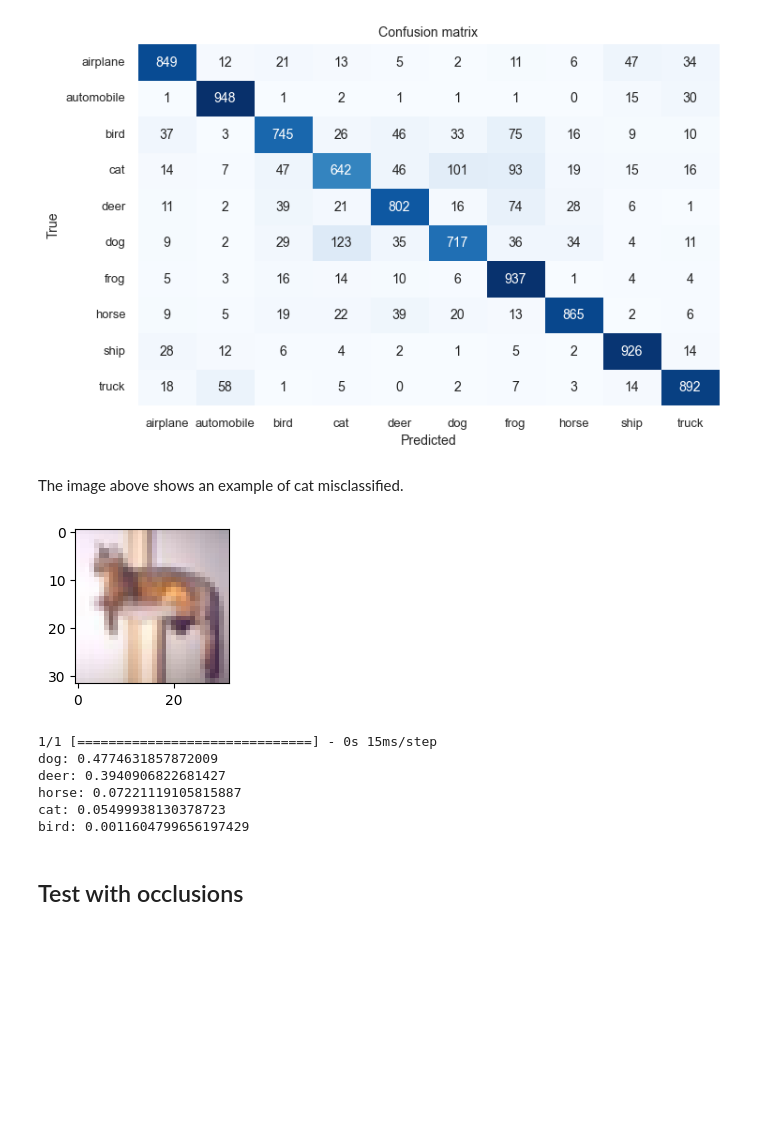
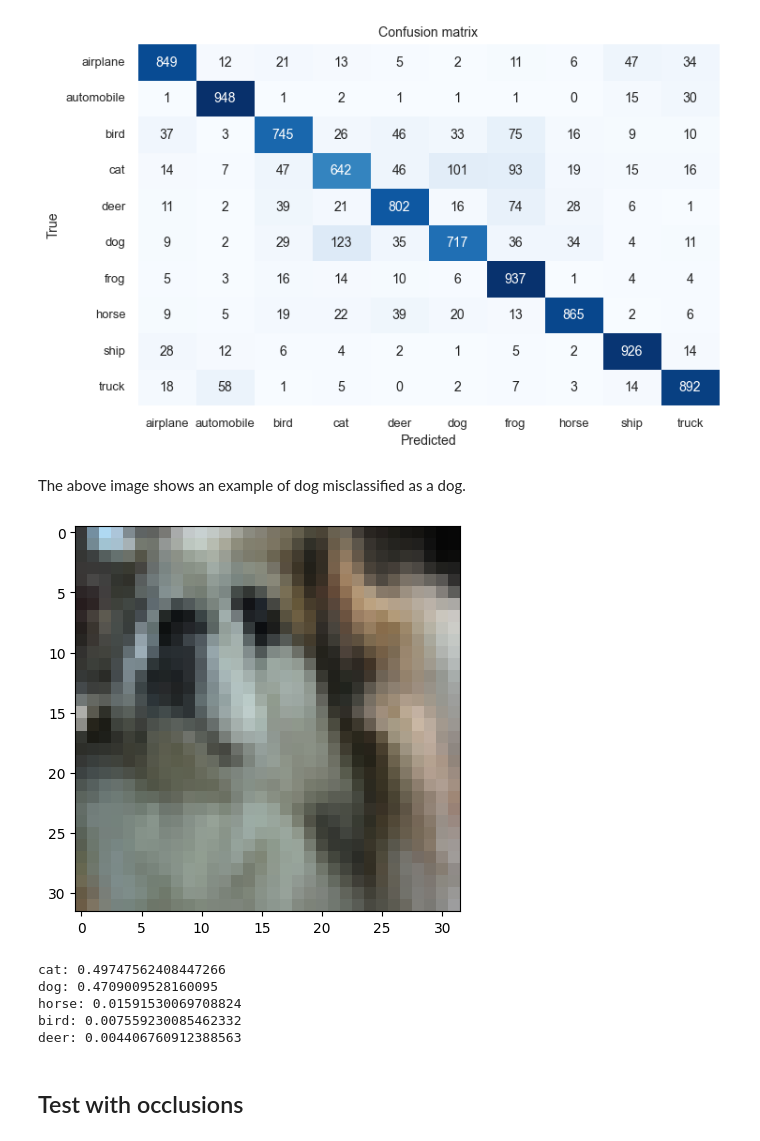
Before and after one commit to lilf4p/ispr-midterm, a Jupyter notebook: midterm3/image_classification.ipynb, the cells around one changed output. Drawn from its saved outputs; the diff is of its cells as text; code cells hidden in the pictures; blank space fills up the shorter version.

```diff
--- a/midterm3/image_classification.ipynb
+++ b/midterm3/image_classification.ipynb
@@ -207,28 +216,25 @@ plt.show()
 313/313 [==============================] - 1s 3ms/step
 [figure]
 # %% [markdown]
-The image above shows an example of cat misclassified.
+The above image shows an example of dog misclassified as a dog.
 # %%
-# make a prediction on a random image
-random_image = np.random.randint(0, len(test_images))
-plt.figure(figsize=(2, 2))
-plt.imshow(test_images[random_image])
+plt.figure(figsize=(5, 5))
+plt.imshow(test_images[7258])
 plt.show()
 
 # predict class of random image
-prediction = model.predict(test_images[random_image].reshape(1, 32, 32, 3))
+prediction = model.predict(test_images[7258].reshape(1, 32, 32, 3), verbose=0)
 
 # ptint the first 5 class labels with highest probability
 for i in range(5):
     print(f'{class_names[np.argsort(prediction[0])[-i-1]]}: {prediction[0][np.argsort(prediction[0])[-i-1]]}')
 # %% [output]
-[figure, old version]
+[figure, new version]
-1/1 [==============================] - 0s 15ms/step
-dog: 0.4774631857872009
-deer: 0.3940906822681427
-horse: 0.07221119105815887
-cat: 0.05499938130378723
-bird: 0.0011604799656197429
+cat: 0.49747562408447266
+dog: 0.4709009528160095
+horse: 0.01591530069708824
+bird: 0.007559230085462332
+deer: 0.004406760912388563
 # %% [markdown]
 ## Test with occlusions
 # %% [markdown]
```
Also changed, not shown: parts of 47 cells of this notebook.
